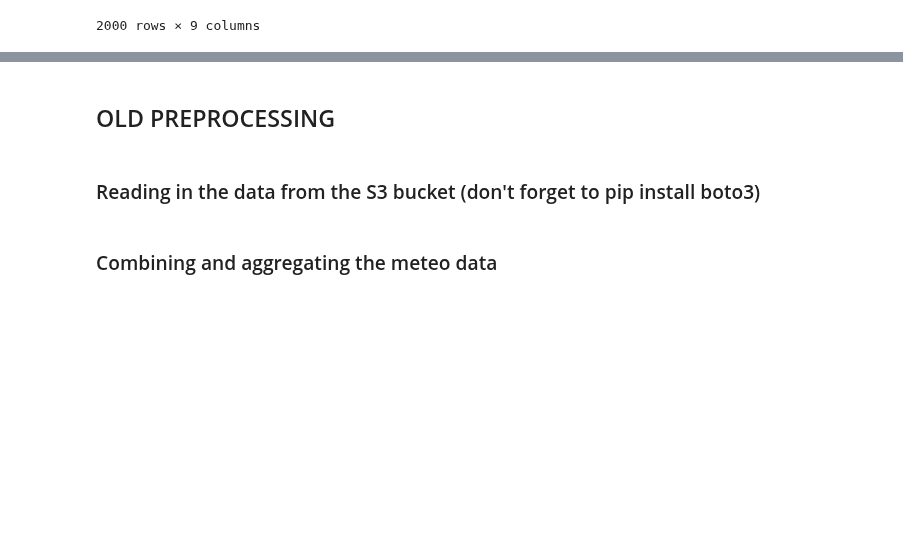
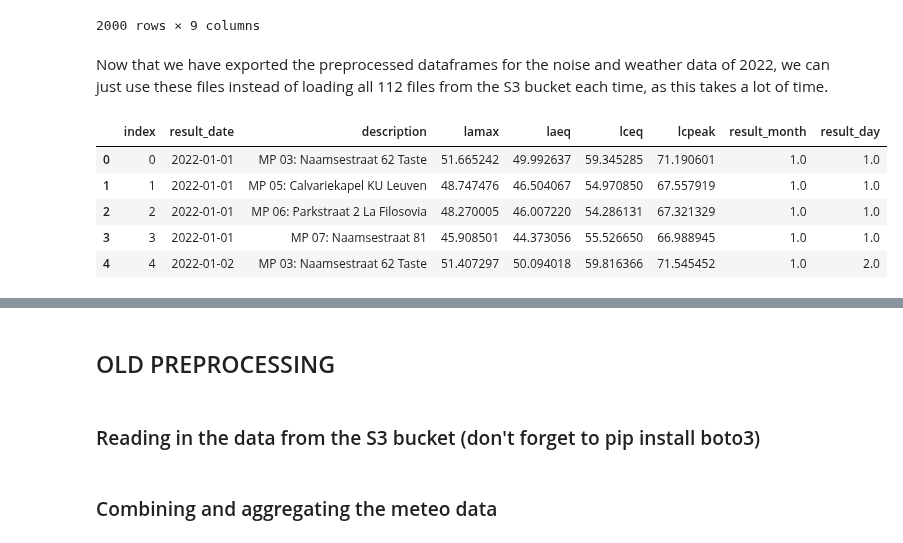
Before and after one commit to lennertvanh/MDA-Georgia, a Jupyter notebook: Preprocessing.ipynb, the cells around one changed output, grey strips where cells are left out. Drawn from its saved outputs; the diff is of its cells as text; code cells hidden in the pictures; blank space fills up the shorter version.

```diff
--- a/Preprocessing.ipynb
+++ b/Preprocessing.ipynb
@@ -864,0 +888,12 @@ combined_year.to_csv('combined_noisedata.csv', index=False)
+# %% [markdown]
+Now that we have exported the preprocessed dataframes for the noise and weather data of 2022, we can just use these files instead of loading all 112 files from the S3 bucket each time, as this takes a lot of time.
+# %%
+data_noise = pd.read_csv('combined_noisedata_2022.csv', header=0, sep=',')
+data_noise.head()
+# %% [output]
+|  | index | result_date | description | lamax | laeq | lceq | lcpeak | result_month | result_day |
+| 0 | 0 | 2022-01-01 | MP 03: Naamsestraat 62 Taste | 51.665242 | 49.992637 | 59.345285 | 71.190601 | 1.0 | 1.0 |
+| 1 | 1 | 2022-01-01 | MP 05: Calvariekapel KU Leuven | 48.747476 | 46.504067 | 54.970850 | 67.557919 | 1.0 | 1.0 |
+| 2 | 2 | 2022-01-01 | MP 06: Parkstraat 2 La Filosovia | 48.270005 | 46.007220 | 54.286131 | 67.321329 | 1.0 | 1.0 |
+| 3 | 3 | 2022-01-01 | MP 07: Naamsestraat 81 | 45.908501 | 44.373056 | 55.526650 | 66.988945 | 1.0 | 1.0 |
+| 4 | 4 | 2022-01-02 | MP 03: Naamsestraat 62 Taste | 51.407297 | 50.094018 | 59.816366 | 71.545452 | 1.0 | 2.0 |
```
Also changed, not shown: parts of 3 cells of this notebook.
